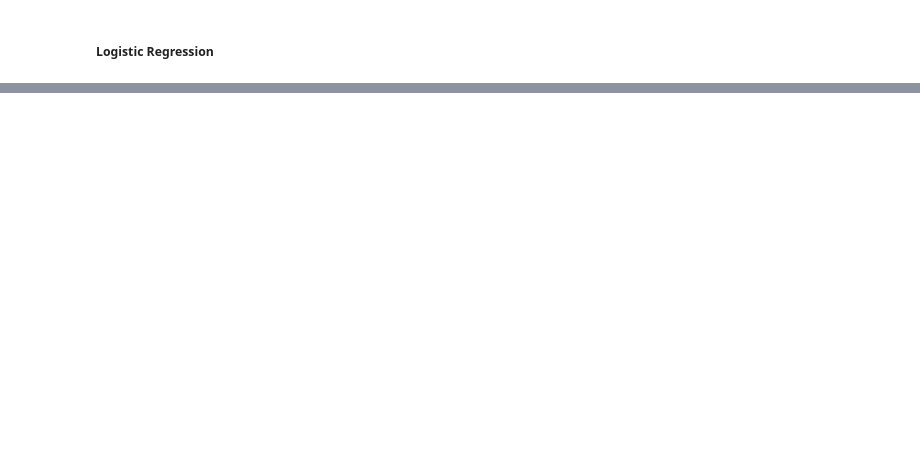
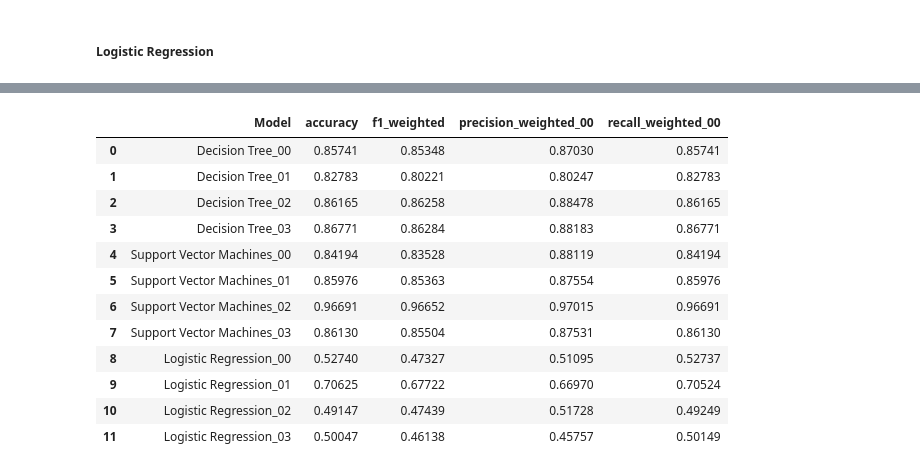
Before and after one commit to data-discovery-lab/cotton-prediction, a Jupyter notebook: cotton-prediction-baseline (MLP-SVM-Decision tree).ipynb, the cells around one changed output, grey strips where cells are left out. Drawn from its saved outputs; the diff is of its cells as text; code cells hidden in the pictures; blank space fills up the shorter version.

```diff
--- a/cotton-prediction-baseline (MLP-SVM-Decision tree).ipynb
+++ b/cotton-prediction-baseline (MLP-SVM-Decision tree).ipynb
@@ -181,6 +180,10 @@ Best parameters: {'max_features': 7, 'random_state': 4, 'min_samples_leaf': 2}
 #               'recall_micro', 'recall_macro', 'recall_weighted']
 
 final = {}
+accuracy = []
+f1_weighted = []
+precision_weighted = []
+recall_weighted = []
 
 score_measure_list = ['accuracy', 'f1_weighted', 'precision_weighted', 'recall_weighted']
 
@@ -273,7 +276,17 @@ dt = {
 for year in ['00', '01', '02', '03']:
     for score_measure in score_measure_list:
         res = compute_score(dt_data_model[year]['model'], dt_data_model[year]['X'], dt_data_model[year]['y'], scoring = score_measure)
-        dt[year][score_measure] = res
+        res = round(res, 5)
+        if score_measure == 'accuracy':
+            accuracy.append(res)
+        elif score_measure == 'f1_weighted':
+            f1_weighted.append(res)
+        elif score_measure == 'precision_weighted':
+            precision_weighted.append(res)
+        elif score_measure == 'recall_weighted':
+            recall_weighted.append(res)
+
+        dt[year][score_measure] = round(res, 5)
         print('Model: dt, Year: {}, measure: {}, score: {}'.format(year, score_measure, round(res, 5) ))
 final['dt'] = dt
 # %% [output]
@@ -471,15 +516,8 @@ if run_gs:
                                param_grid=parameter_grid,
                                cv=cross_validation)
 
-    LogitModel = grid_search.fit(full00_X, full00_y)
+    LogitModel = grid_search.fit(full03_X, full03_y)
     parameters = grid_search.best_params_
 
     print('Best score: {}'.format(grid_search.best_score_))
     print('Tuned Logistic Regression Parameters: {}'.format(grid_search.best_params_))
-else:
-    parameters = {'C': 1,
-         'penalty': 'l1'}
-
-    LogitModel = LogisticRegression(**parameters)
-    LogitModel.fit(full00_X, full00_y)
-    print(LogitModel.score(full00_X, full00_y))
@@ -488,7 +523,0 @@ else:
-# %%
-score_measure_list = ['accuracy', 'f1_micro', 'f1_macro', 'f1_weighted',
-              'precision_micro', 'precision_macro', 'precision_weighted',
-              'recall_micro', 'recall_macro', 'recall_weighted']
-for score_measure in score_measure_list:
-    res = compute_score(LogitModel, full00_X, full00_y, scoring=score_measure)
-    print('{}: {}'.format(score_measure, round(res, 5) ))
@@ -515,0 +685,26 @@ models.sort_values(by='Score', ascending=False)
+# %%
+models = pd.DataFrame({
+    'Model': ['Decision Tree_00', 'Decision Tree_01', 'Decision Tree_02', 'Decision Tree_03',
+              'Support Vector Machines_00', 'Support Vector Machines_01', 'Support Vector Machines_02', 'Support Vector Machines_03',
+              'Logistic Regression_00', 'Logistic Regression_01', 'Logistic Regression_02', 'Logistic Regression_03'],
+    'accuracy': accuracy,
+    'f1_weighted': f1_weighted,
+    'precision_weighted': precision_weighted,
+    'recall_weighted': recall_weighted
+})
+
+models
+# %% [output]
+|  | Model | accuracy | f1_weighted | precision_weighted_00 | recall_weighted_00 |
+| 0 | Decision Tree_00 | 0.85741 | 0.85348 | 0.87030 | 0.85741 |
+| 1 | Decision Tree_01 | 0.82783 | 0.80221 | 0.80247 | 0.82783 |
+| 2 | Decision Tree_02 | 0.86165 | 0.86258 | 0.88478 | 0.86165 |
+| 3 | Decision Tree_03 | 0.86771 | 0.86284 | 0.88183 | 0.86771 |
+| 4 | Support Vector Machines_00 | 0.84194 | 0.83528 | 0.88119 | 0.84194 |
+| 5 | Support Vector Machines_01 | 0.85976 | 0.85363 | 0.87554 | 0.85976 |
+| 6 | Support Vector Machines_02 | 0.96691 | 0.96652 | 0.97015 | 0.96691 |
+| 7 | Support Vector Machines_03 | 0.86130 | 0.85504 | 0.87531 | 0.86130 |
+| 8 | Logistic Regression_00 | 0.52740 | 0.47327 | 0.51095 | 0.52737 |
+| 9 | Logistic Regression_01 | 0.70625 | 0.67722 | 0.66970 | 0.70524 |
+| 10 | Logistic Regression_02 | 0.49147 | 0.47439 | 0.51728 | 0.49249 |
+| 11 | Logistic Regression_03 | 0.50047 | 0.46138 | 0.45757 | 0.50149 |
```
Also changed, not shown: parts of 11 cells of this notebook, 4 other files.
